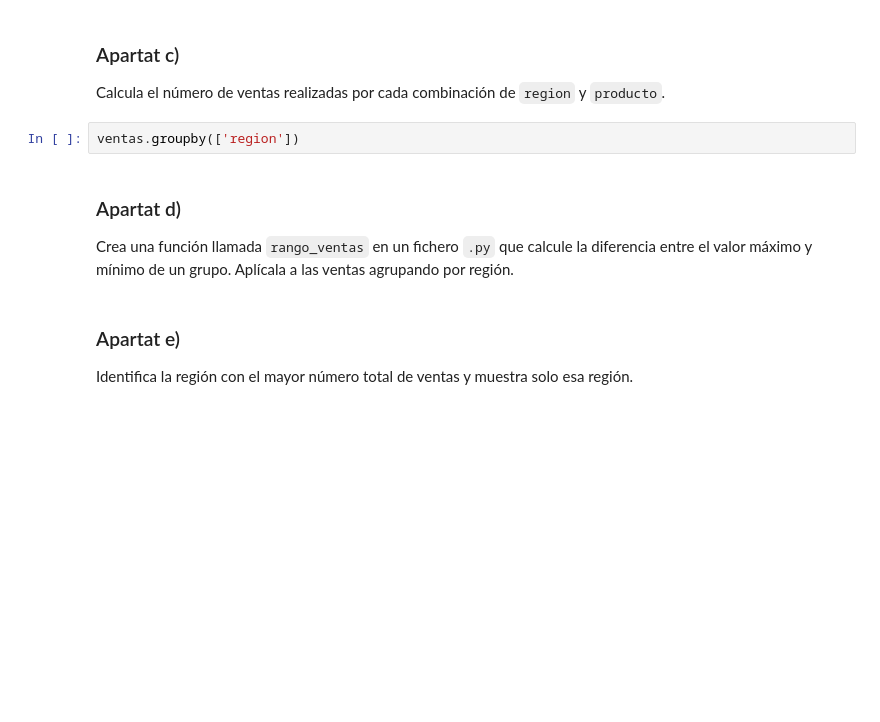
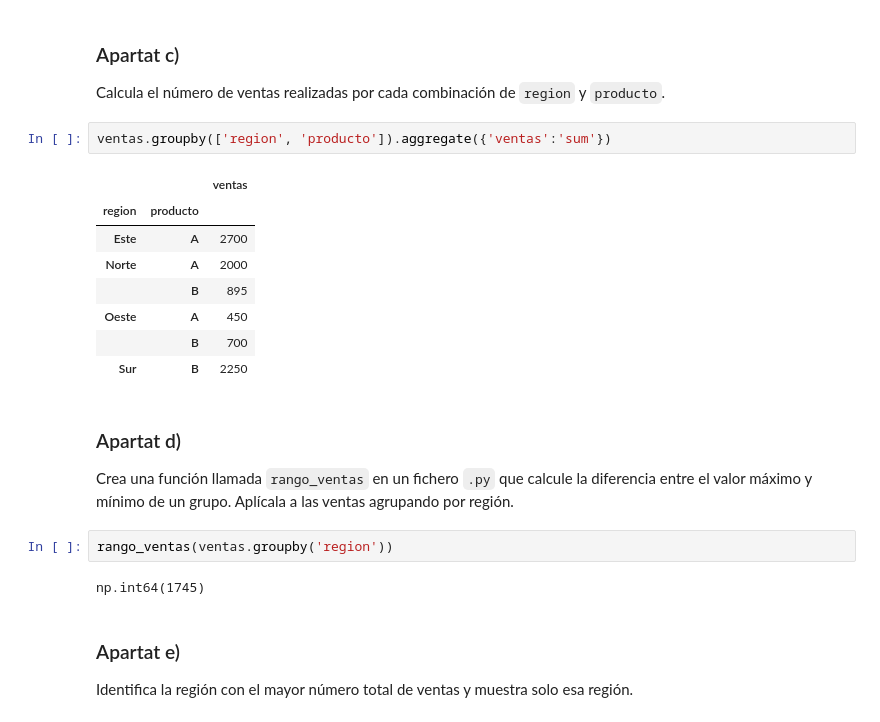
Before and after one commit to albertmoyanadal/ttad, a Jupyter notebook: delivery/ttad_practica_2_albert_moya.ipynb, the cells around one changed output. Saved outputs shown, nothing was run; the diff lists cells and outputs as text; blank space fills up the shorter version.

```diff
--- a/delivery/ttad_practica_2_albert_moya.ipynb
+++ b/delivery/ttad_practica_2_albert_moya.ipynb
@@ -499,11 +512,24 @@ ventas.groupby('vendedor').aggregate({'ventas': ['mean', 'max', 'min']})
 
 Calcula el número de ventas realizadas por cada combinación de `region` y `producto`.
 # %%
-ventas.groupby(['region'])
+ventas.groupby(['region', 'producto']).aggregate({'ventas':'sum'})
+# %% [output]
+|  |  | ventas |
+| region | producto |  |
+| Este | A | 2700 |
+| Norte | A | 2000 |
+|  | B | 895 |
+| Oeste | A | 450 |
+|  | B | 700 |
+| Sur | B | 2250 |
 # %% [markdown]
 ### Apartat d)
 
 Crea una función llamada `rango_ventas` en un fichero `.py` que calcule la diferencia entre el valor máximo y mínimo de un grupo. Aplícala a las ventas agrupando por región.
+# %%
+rango_ventas(ventas.groupby('region'))
+# %% [output]
+np.int64(1745)
 # %% [markdown]
 ### Apartat e)
 
```
Also changed, not shown: parts of 1 cell of this notebook, 1 other file.
